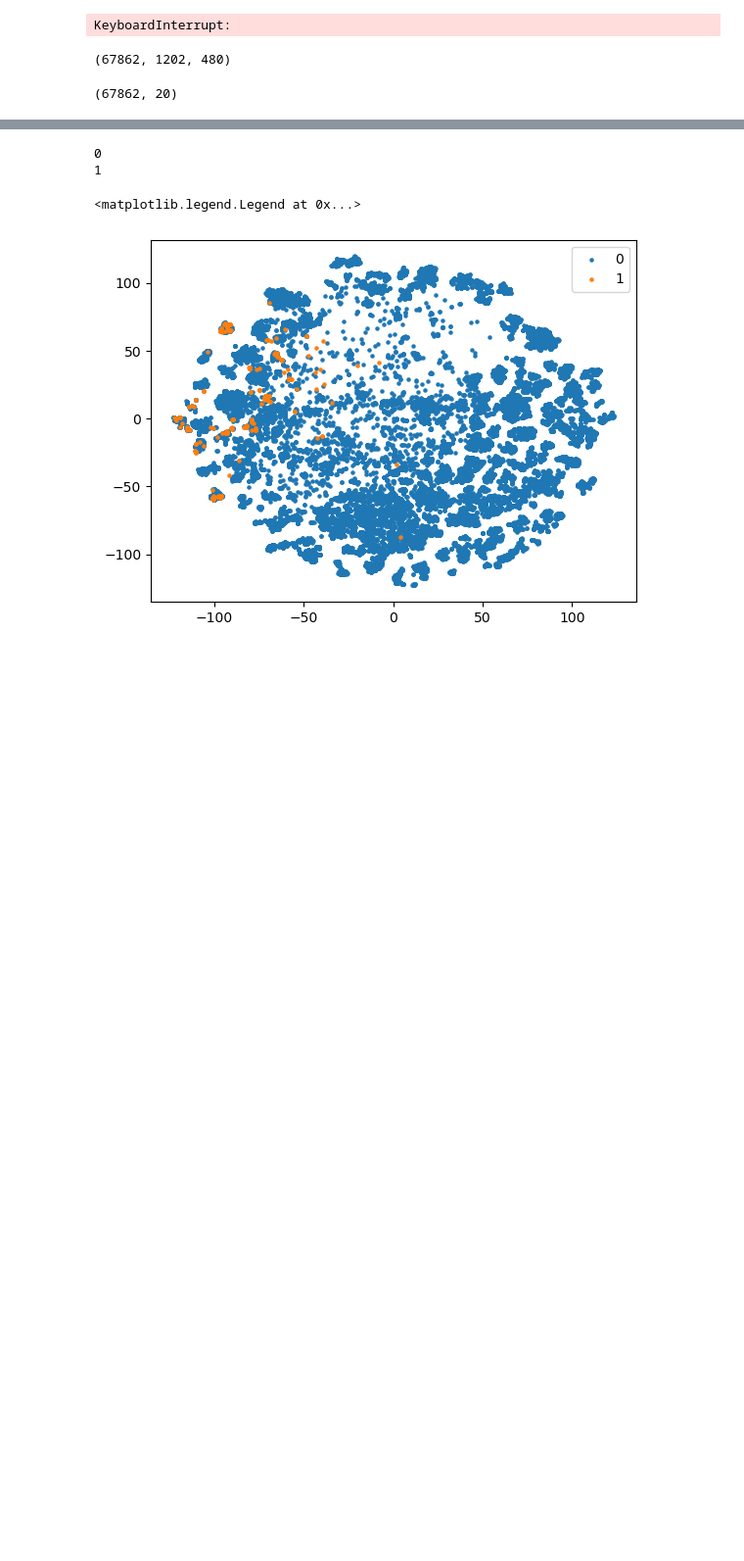
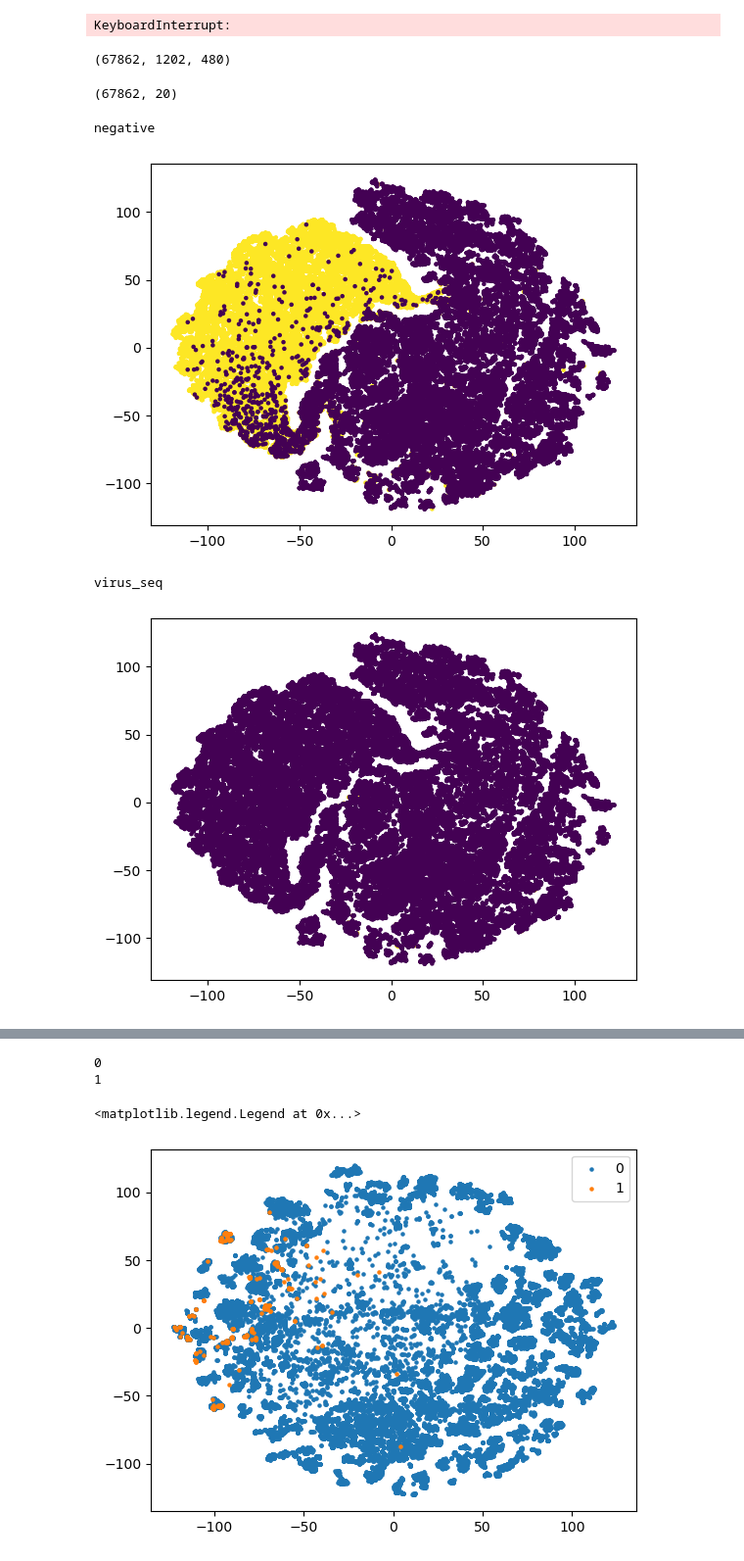
Before and after one commit to tyfei0216/ionChannel, a Jupyter notebook: test_esm.ipynb, the cells around one changed output, grey strips where cells are left out. Shown at 98% size. Saved outputs shown, nothing was run; the diff lists cells and outputs as text; code cells hidden in the pictures; blank space fills up the shorter version.

```diff
--- a/test_esm.ipynb
+++ b/test_esm.ipynb
@@ -205,18 +205,23 @@ df["virus_seq"] = (df["labels"] == "virus_seq").astype(int)
 # %%
 df.to_csv("./temp/data.csv")
 # %%
-df = pd.read_csv("./temp/data.csv")
+df = pd.read_csv("./temp/trained_data.csv")
 # %%
-subdf = df[df["labels"] != "negative"]
-for i in np.unique(df["labels"]):
-    if i == "negative":
-        continue
-    if i == "virus_seq":
-        continue
+subdf = df#[df["labels"] != "negative"]
+for i in ["negative", "virus_seq"]:#np.unique(df["labels"]):
+    # if i == "negative":
+    #     continue
+    # if i == "virus_seq":
+    #     continue
     print(i)
     subdf["draw"] = (subdf["labels"] == i).astype(int)
     # subdf = df[df["labels"] != "negative"]
     # subdf = subdf[subdf["virus_seq"] == i]
     plt.scatter(subdf["x"], subdf["y"], c=subdf["draw"], label=subdf["draw"], s=5)
     plt.show()
     plt.close()
+# %% [output]
+negative
+[figure, added]
+virus_seq
+[figure, added]
```
Also changed, not shown: parts of 1 cell of this notebook, 15 other files.
